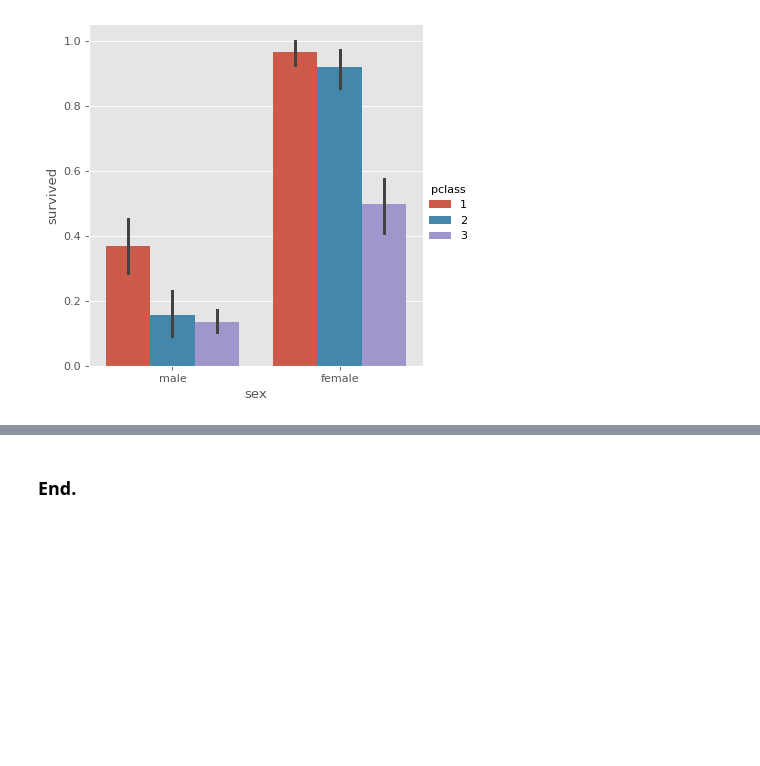
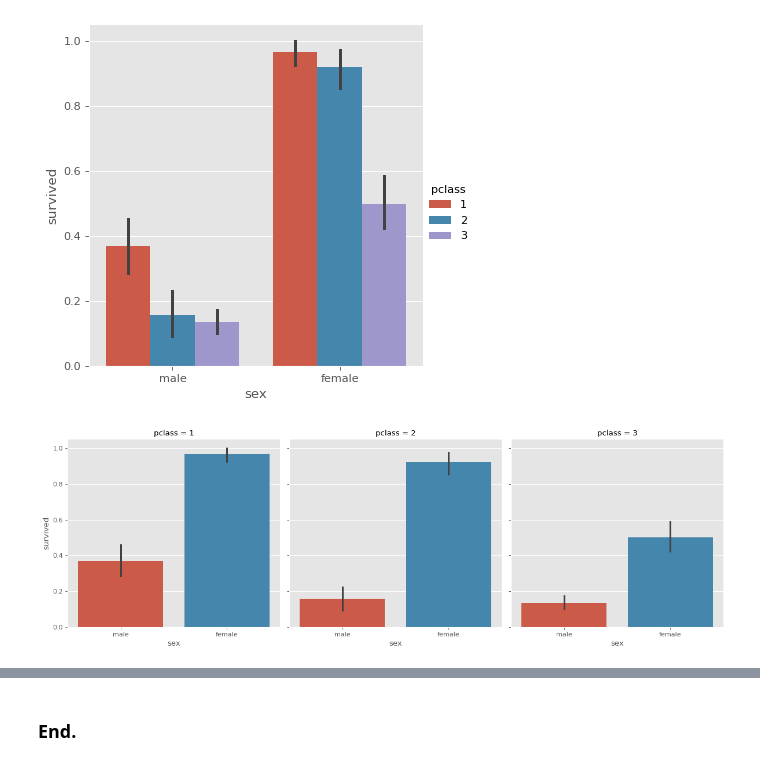
Before and after one commit to caiquemiranda/data-visualization-python, a Jupyter notebook: 10-analysis-visualization-titanic-dataset.ipynb, the cells around one changed output, grey strips where cells are left out. Cells and saved outputs as stored; diff of their text form; code cells hidden in the pictures; blank space fills up the shorter version.

```diff
--- a/10-analysis-visualization-titanic-dataset.ipynb
+++ b/10-analysis-visualization-titanic-dataset.ipynb
@@ -299,6 +299,14 @@ sns.catplot(x= 'sex',
             data = titanic);
 # %% [output]
 [figure]
+# %%
+sns.catplot(x= 'sex',
+            y = 'survived',
+            kind = 'bar',
+            col = 'pclass',
+            data = titanic);
+# %% [output]
+[figure, added]
 # %%
 %reload_ext watermark
 %watermark -a "Caique Miranda" -gu "caiquemiranda" -iv
```
Also changed, not shown: parts of 3 cells of this notebook.
